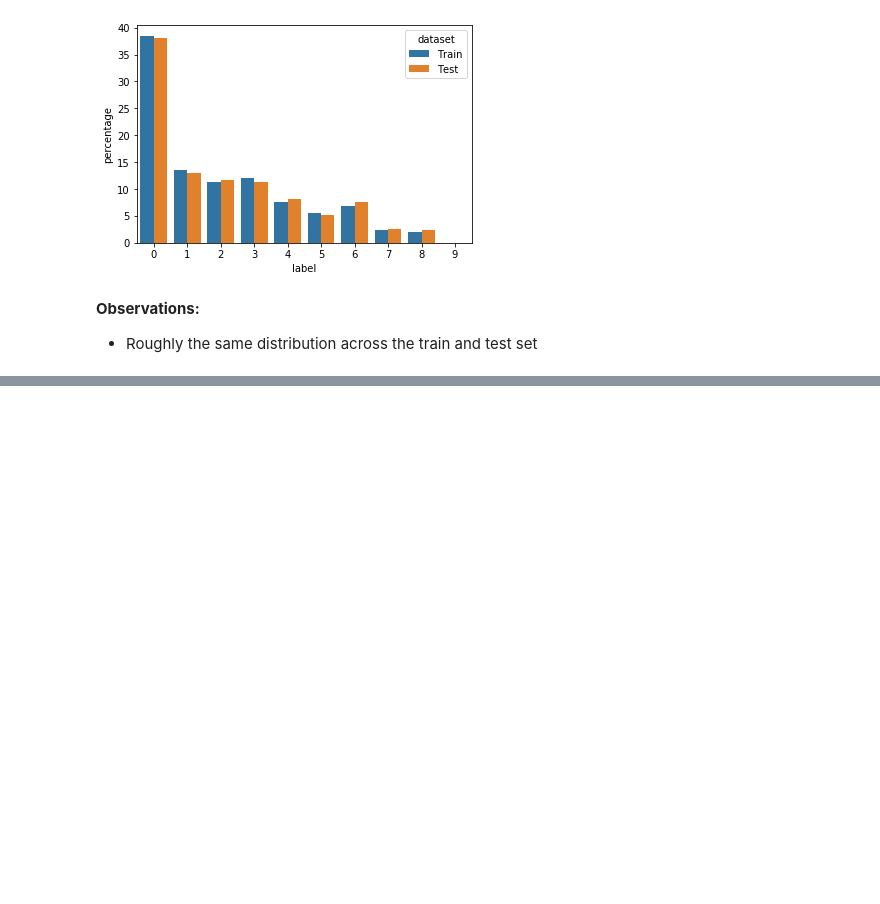
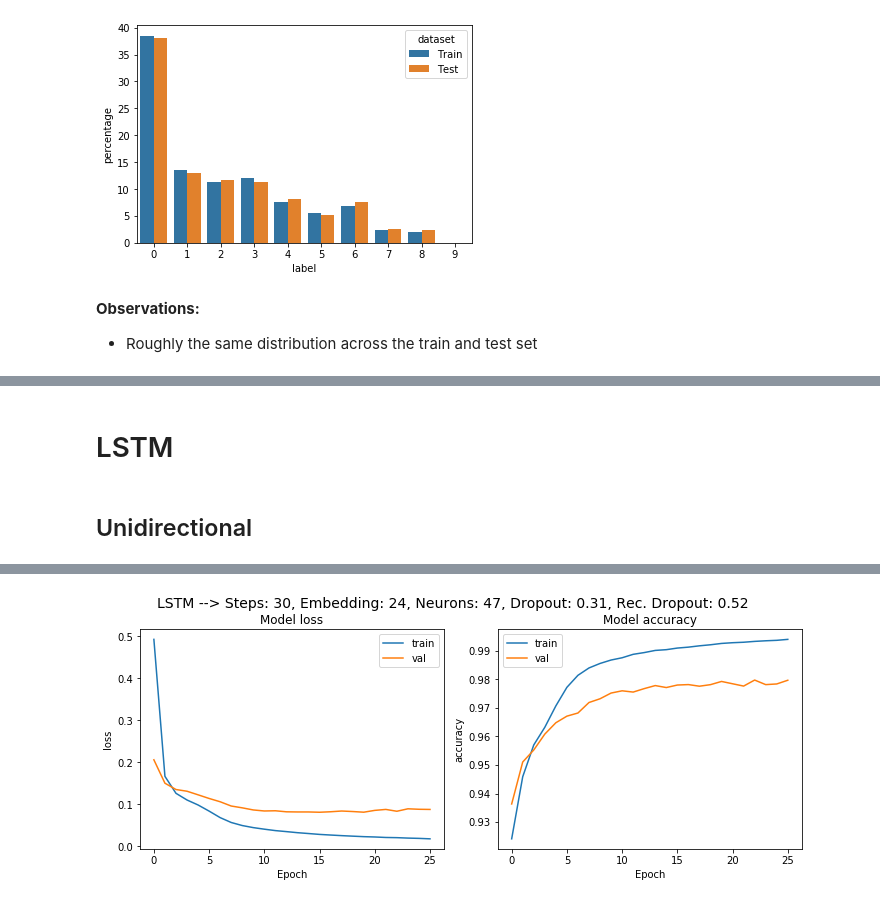
Before and after one commit to ngupta23/ds7337_nlp, a Jupyter notebook: Homework/NGupta_homework4.ipynb, the cells around one changed output, grey strips where cells are left out. Saved outputs shown, nothing was run; the diff lists cells and outputs as text; code cells hidden in the pictures; blank space fills up the shorter version.

Commit message:
added unidirectional and bidirectional with simple GC.

```diff
--- a/Homework/NGupta_homework4.ipynb
+++ b/Homework/NGupta_homework4.ipynb
@@ -429,0 +447,6 @@ ax = sns.barplot(x="label", y="percentage", hue="dataset", data=label_dist)
+# %%
+X_train_encoded = sequence.pad_sequences(X_train_encoded, maxlen=time_steps)
+X_test_encoded = sequence.pad_sequences(X_test_encoded, maxlen=time_steps)
+# %%
+y_train_encoded = sequence.pad_sequences(y_train_encoded, maxlen=time_steps)
+y_test_encoded = sequence.pad_sequences(y_test_encoded, maxlen=time_steps)
@@ -429,0 +525,4 @@ ax = sns.barplot(x="label", y="percentage", hue="dataset", data=label_dist)
+# %%
+from tensorflow.keras.callbacks import EarlyStopping
+# If validation error does not improve for 10 epochs, then terminate the training
+es = EarlyStopping(min_delta=0,patience=2)  # Reduced from 10 to lower value since training takes a long time for this model
@@ -429,0 +647,69 @@ ax = sns.barplot(x="label", y="percentage", hue="dataset", data=label_dist)
+# %% [markdown]
+# LSTM
+# %%
+num_combinations = 3 # Number of hyperparameter combinations
+# %% [markdown]
+## Unidirectional
+# %%
+# Random Grid Search
+np.random.seed(42)
+tf.random.set_seed(42)
+
+direction = 'uni'
+
+histories = []
+models = []
+embedding_sizes = []
+num_neurons = []
+dropouts = []
+recurrent_dropouts = []
+num_time_steps = []
+
+for hyper_index in np.arange(num_combinations):
+
+  # Random Sample Hyperparameter Space
+  quantile = np.random.uniform(0.8, 1.00)
+  embeding_size = np.random.randint(10, 100)
+  num_neuron = np.random.randint(5, 50)
+  dropout = np.random.uniform(0, 0.4)
+  recurrent_dropout = np.random.uniform(0.4, 0.6)
+
+  time_steps = int(np.quantile(data['len'], quantile))
+
+  # Encoding of X and y
+  X_train_encoded = [encode(data_row, word2index=word_index) for data_row in X_train]
+  X_test_encoded = [encode(data_row, word2index=word_index) for data_row in X_test]
+  y_train_encoded = [encode(label_row, word2index=label_index) for label_row in y_train]
+  y_test_encoded = [encode(label_row, word2index=label_index) for label_row in y_test]
+
+  # Padding of X and y
+  X_train_encoded = sequence.pad_sequences(X_train_encoded, maxlen=time_steps)
+  X_test_encoded = sequence.pad_sequences(X_test_encoded, maxlen=time_steps)
+  y_train_encoded = sequence.pad_sequences(y_train_encoded, maxlen=time_steps)
+  y_test_encoded = sequence.pad_sequences(y_test_encoded, maxlen=time_steps)
+
+  print("\n\n\n")
+  print("-"*75)
+  print(f"Training model for hyperparameter combination {hyper_index+1}:")
+  print(f"Quantile: {quantile} --> Time Steps: {time_steps}")
+  print(f"Embedding Size: {embeding_size}, Num Neurons: {num_neuron}, Dropout: {dropout}, Rec. Dropout: {recurrent_dropout}")
+  print("-"*75)
+  print("\n")
+
+  # Build Model and Train
+  model = create_lstm_model_multiple_outputs(vocabulary_size=vocabulary_size, embedding_size=embeding_size, num_labels=label_vocab_len, direction = direction, time_steps=time_steps, num_neuron=num_neuron, dropout=dropout, recurrent_dropout=recurrent_dropout)
+  print(model.summary())
+  history = model.fit(X_train_encoded, y_train_encoded, validation_data=(X_test_encoded, y_test_encoded), epochs=50, batch_size=32, callbacks=[es]) #, checkpoint])  # checkpoint causes issues with Bidirectional LSTM
+  plot_metrics(history,
+               metrics=['loss', 'accuracy'],
+               title = f"LSTM --> Steps: {time_steps}, Embedding: {embeding_size}, Neurons: {num_neuron}, Dropout: {round(dropout,2)}, Rec. Dropout: {round(recurrent_dropout,2)}")
+
+  # Housekeeping
+  histories.append(history)
+  models.append(model)
+  embedding_sizes.append(embeding_size)
+  num_neurons.append(num_neuron)
+  dropouts.append(dropout)
+  recurrent_dropouts.append(recurrent_dropout)
+  num_time_steps.append(time_steps)
+# %% [output]
@@ -429,0 +733 @@ ax = sns.barplot(x="label", y="percentage", hue="dataset", data=label_dist)
+[figure, added]
```
Also changed, not shown: parts of 32 cells of this notebook.
